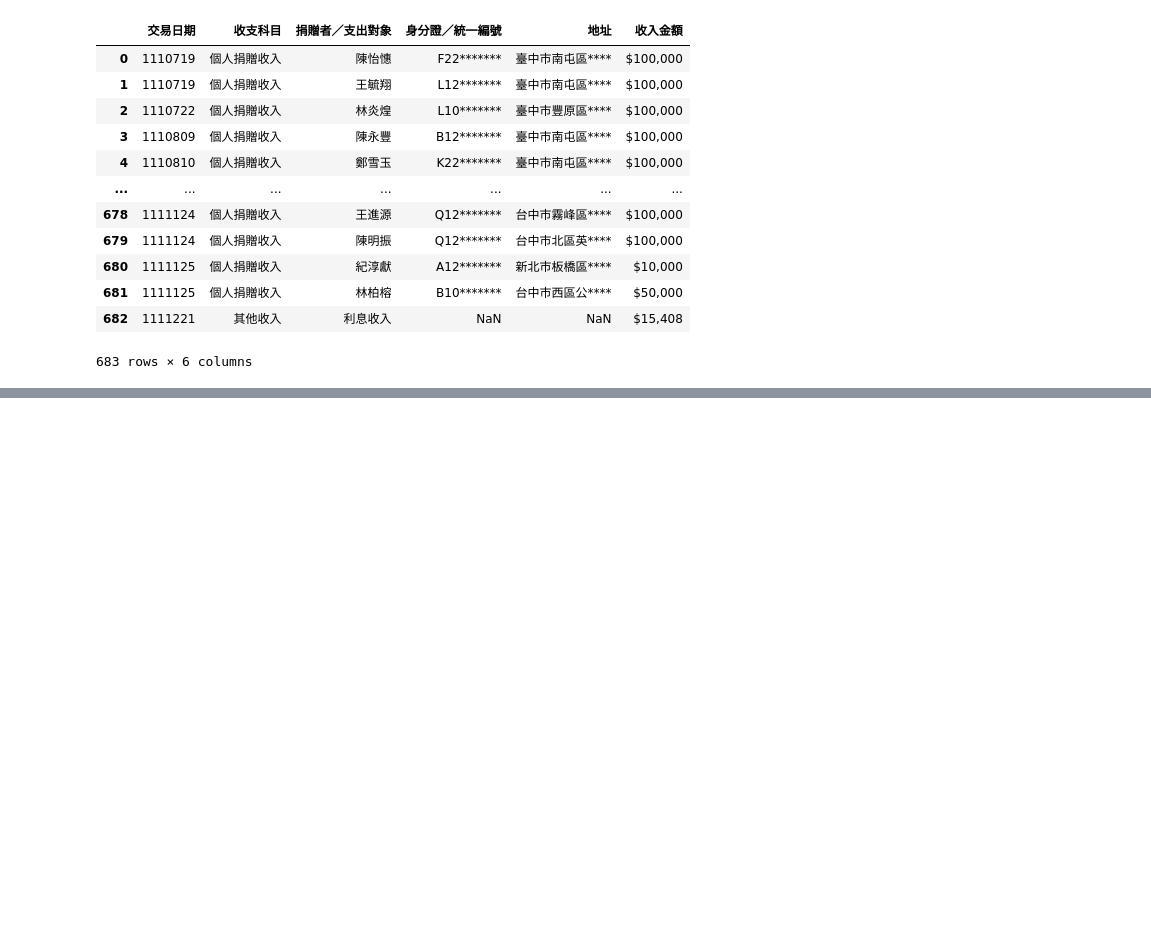
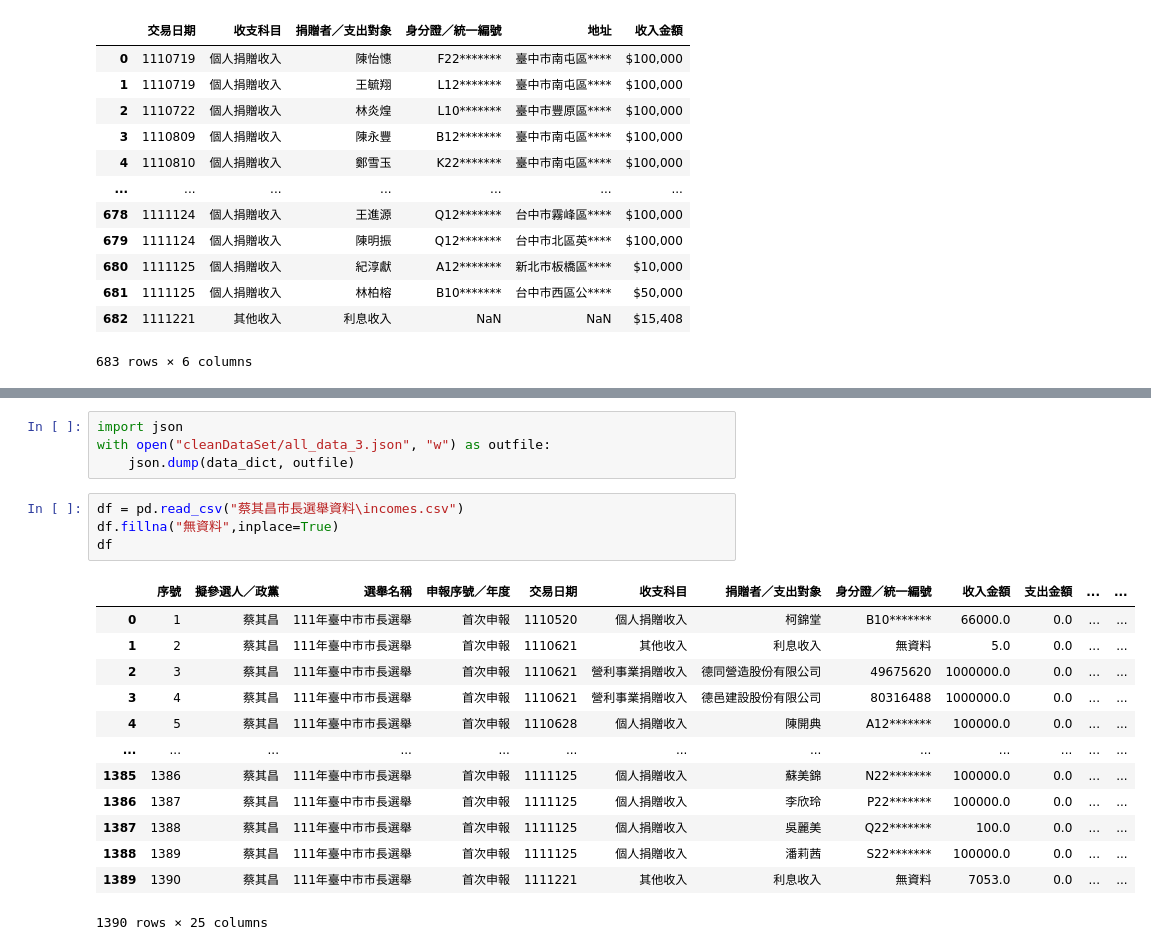
Before and after one commit to QI-XIANG/election_PC_2022, a Jupyter notebook: main.ipynb, the cells around one changed output, grey strips where cells are left out. Drawn from its saved outputs; the diff is of its cells as text; blank space fills up the shorter version.

```diff
--- a/main.ipynb
+++ b/main.ipynb
@@ -190,0 +229,22 @@ df[['交易日期','收支科目','捐贈者／支出對象','身分證／統一
+# %%
+import json
+with open("cleanDataSet/all_data_3.json", "w") as outfile:
+    json.dump(data_dict, outfile)
+# %%
+df = pd.read_csv("蔡其昌市長選舉資料\incomes.csv")
+df.fillna("無資料",inplace=True)
+df
+# %% [output]
+|  | 序號 | 擬參選人／政黨 | 選舉名稱 | 申報序號／年度 | 交易日期 | 收支科目 | 捐贈者／支出對象 | 身分證／統一編號 | 收入金額 | 支出金額 | ... | ... |
+| 0 | 1 | 蔡其昌 | 111年臺中市市長選舉 | 首次申報 | 1110520 | 個人捐贈收入 | 柯錦堂 | B10******* | 66000.0 | 0.0 | ... | ... |
+| 1 | 2 | 蔡其昌 | 111年臺中市市長選舉 | 首次申報 | 1110621 | 其他收入 | 利息收入 | 無資料 | 5.0 | 0.0 | ... | ... |
+| 2 | 3 | 蔡其昌 | 111年臺中市市長選舉 | 首次申報 | 1110621 | 營利事業捐贈收入 | 德同營造股份有限公司 | 49675620 | 1000000.0 | 0.0 | ... | ... |
+| 3 | 4 | 蔡其昌 | 111年臺中市市長選舉 | 首次申報 | 1110621 | 營利事業捐贈收入 | 德邑建設股份有限公司 | 80316488 | 1000000.0 | 0.0 | ... | ... |
+| 4 | 5 | 蔡其昌 | 111年臺中市市長選舉 | 首次申報 | 1110628 | 個人捐贈收入 | 陳開典 | A12******* | 100000.0 | 0.0 | ... | ... |
+| ... | ... | ... | ... | ... | ... | ... | ... | ... | ... | ... | ... | ... |
+| 1385 | 1386 | 蔡其昌 | 111年臺中市市長選舉 | 首次申報 | 1111125 | 個人捐贈收入 | 蘇美錦 | N22******* | 100000.0 | 0.0 | ... | ... |
+| 1386 | 1387 | 蔡其昌 | 111年臺中市市長選舉 | 首次申報 | 1111125 | 個人捐贈收入 | 李欣玲 | P22******* | 100000.0 | 0.0 | ... | ... |
+| 1387 | 1388 | 蔡其昌 | 111年臺中市市長選舉 | 首次申報 | 1111125 | 個人捐贈收入 | 吳麗美 | Q22******* | 100.0 | 0.0 | ... | ... |
+| 1388 | 1389 | 蔡其昌 | 111年臺中市市長選舉 | 首次申報 | 1111125 | 個人捐贈收入 | 潘莉茜 | S22******* | 100000.0 | 0.0 | ... | ... |
+| 1389 | 1390 | 蔡其昌 | 111年臺中市市長選舉 | 首次申報 | 1111221 | 其他收入 | 利息收入 | 無資料 | 7053.0 | 0.0 | ... | ... |
+1390 rows × 25 columns
```
Also changed, not shown: parts of 19 cells of this notebook, 17 other files.
